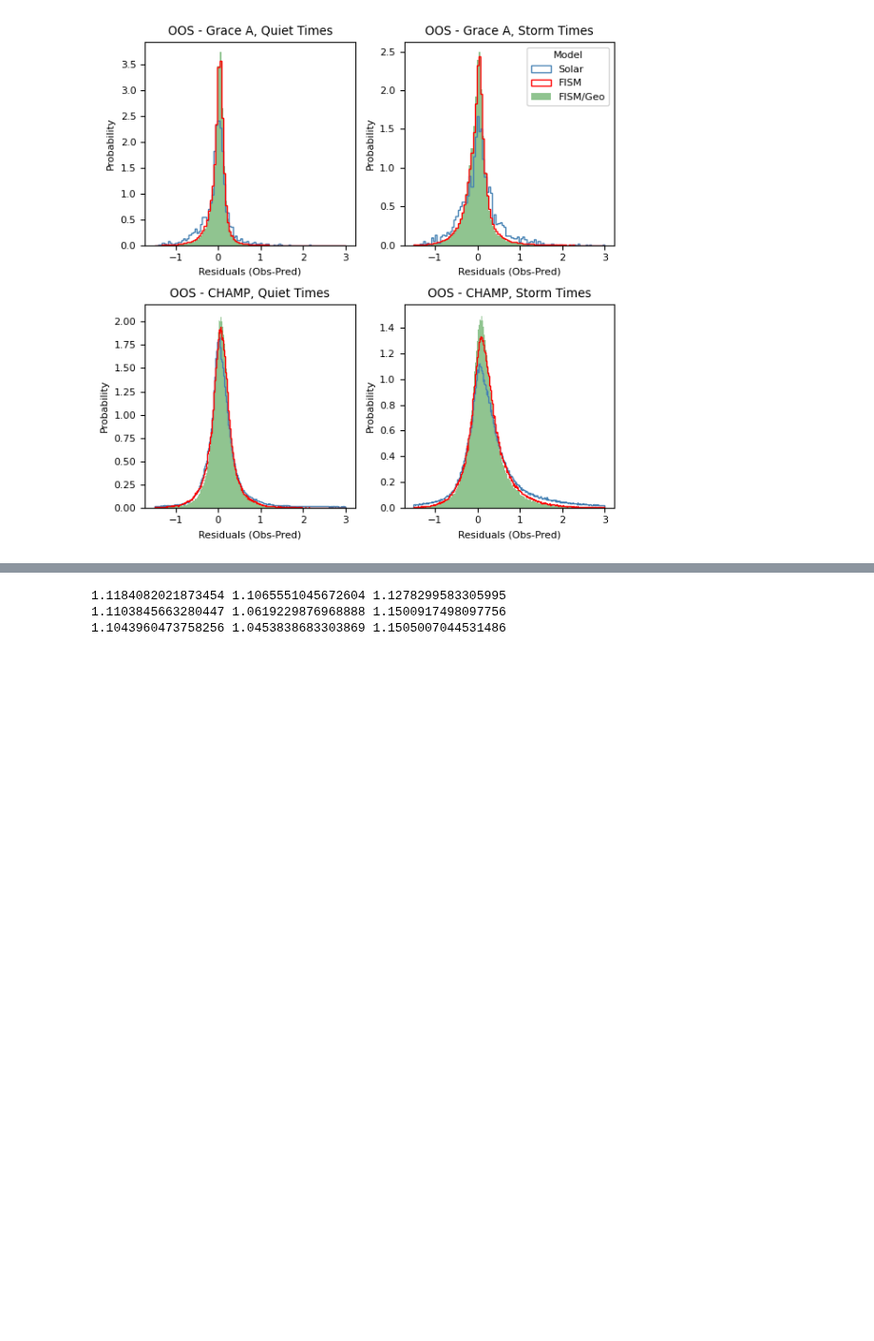
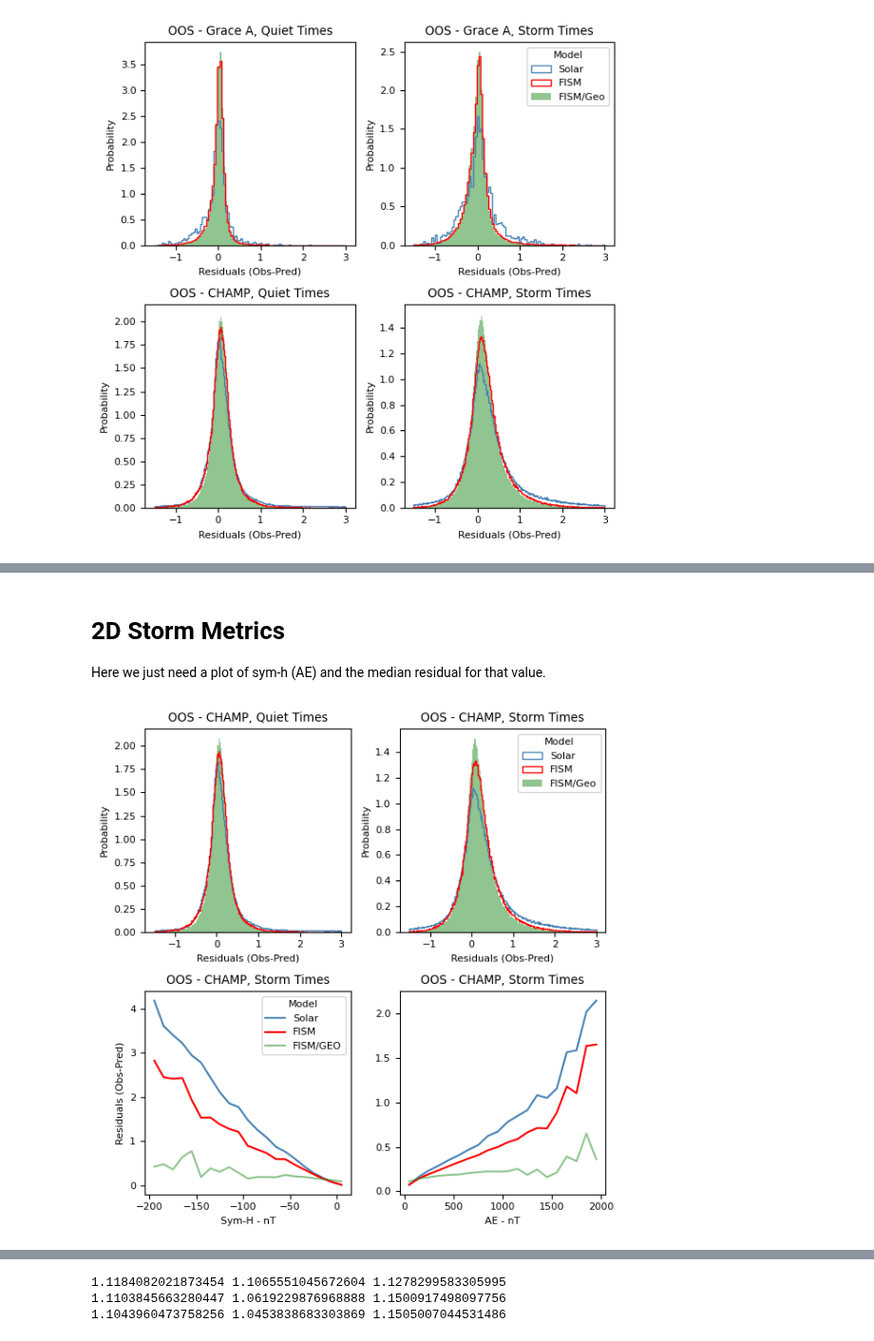
Before and after one commit to kylermurphy/SatDrag, a Jupyter notebook: Notebooks/RF_Residuals.ipynb, the cells around one changed output, grey strips where cells are left out. Shown at 95% size. Drawn from its saved outputs; the diff is of its cells as text; code cells hidden in the pictures; blank space fills up the shorter version.

```diff
--- a/Notebooks/RF_Residuals.ipynb
+++ b/Notebooks/RF_Residuals.ipynb
@@ -152,0 +159,19 @@ ga_oc_qt_si, ga_oc_st_si
+# %% [markdown]
+# 2D Storm Metrics
+
+Here we just need a plot of sym-h (AE) and the median residual for that value.
+# %%
+tol = pd.Timedelta('2.5 minute')
+om_d = om_d.rename(columns={'DateTime':'DateTime_omni'})
+om_d.index = om_d['DateTime_omni']
+
+oos_ch2 = oos_ch.sort_values(by='DateTime')
+oos_ch2.index = oos_ch2['DateTime']
+# %%
+oos_db = pd.merge_asof(left=oos_ch2,right=om_d,right_index=True,left_index=True,direction='nearest',tolerance=tol)
+# %%
+db_qt = oos_db['storm'] < 0 # quiet time data
+db_st = oos_db['storm'] > 0 # storm time data
+db_si = oos_db['Model'] == 'SI' # solar model
+db_fi = oos_db['Model'] == 'FI' # FISM model
+db_fg = oos_db['Model'] == 'FI_GEO' # FISM/GEO model
@@ -152,0 +216,39 @@ ga_oc_qt_si, ga_oc_st_si
+# %%
+plt.rcParams.update({'font.size': 8})
+fig2, ax2 = plt.subplots(2,2, figsize=(6,6))
+
+# CHAMP
+ax2[0,0].hist(oos_ch.loc[ch_qt & ch_si,'resid'],bins=hbins_ch, alpha = 1, label='Solar', density=density, color='steelblue', histtype='step', cumulative=cumulative)
+ax2[0,0].hist(oos_ch.loc[ch_qt & ch_fi,'resid'],bins=hbins_ch, alpha = 1, label='FISM', density=density, color= 'red', histtype='step', cumulative=cumulative)
+ax2[0,0].hist(oos_ch.loc[ch_qt & ch_fg,'resid'],bins=hbins_ch, alpha = 0.5, label='FISM/Geo', density=density, color= 'forestgreen', cumulative=cumulative)
+ax2[0,0].set(title='OOS - CHAMP, Quiet Times', xlabel='Residuals (Obs-Pred)', ylabel='Probability')
+
+ax2[0,1].hist(oos_ch.loc[ch_st & ch_si,'resid'],bins=hbins_ch, alpha = 1, label='Solar', density=density, color='steelblue', histtype='step', cumulative=cumulative)
+ax2[0,1].hist(oos_ch.loc[ch_st & ch_fi,'resid'],bins=hbins_ch, alpha = 1, label='FISM', density=density, color= 'red', histtype='step', cumulative=cumulative)
+ax2[0,1].hist(oos_ch.loc[ch_st & ch_fg,'resid'],bins=hbins_ch, alpha = 0.5, label='FISM/Geo', density=density, color= 'forestgreen', cumulative=cumulative)
+ax2[0,1].set(title='OOS - CHAMP, Storm Times', xlabel='Residuals (Obs-Pred)', ylabel='Probability')
+
+ax2[0,1].legend(bbox_to_anchor=(1., 1),loc='upper right',fontsize=8)
+ax2[0,1].get_legend().set_title("Model")
+
+
+# Sym H plot
+ax2[1,0].plot(x_axis,si_stat,alpha = 1, label='Solar', color='steelblue')
+ax2[1,0].plot(x_axis,fi_stat,alpha = 1, label='FISM', color='red')
+ax2[1,0].plot(x_axis,fg_stat,alpha = 0.5, label='FISM/GEO', color='forestgreen')
+ax2[1,0].set(title='OOS - CHAMP, Storm Times', ylabel='Residuals (Obs-Pred)', xlabel='Sym-H - nT')
+
+
+# AE Plot
+ax2[1,1].plot(ae_axis,sia_stat,alpha = 1, label='Solar', color='steelblue')
+ax2[1,1].plot(ae_axis,fia_stat,alpha = 1, label='FISM', color='red')
+ax2[1,1].plot(ae_axis,fga_stat,alpha = 0.5, label='FISM/GEO', color='forestgreen')
+ax2[1,1].set(title='OOS - CHAMP, Storm Times', xlabel='AE - nT')
+
+ax2[1,0].legend(bbox_to_anchor=(1., 1),loc='upper right',fontsize=8)
+ax2[1,0].get_legend().set_title("Model")
+
+plt.tight_layout()
+fig2.savefig('C:/Users/krmurph1/OneDrive/SatDrag_RF/Resid_Func.pdf', dpi=300, format='pdf')
+# %% [output]
+[figure, added]
```
Also changed, not shown: parts of 19 cells of this notebook, 2 other files.
